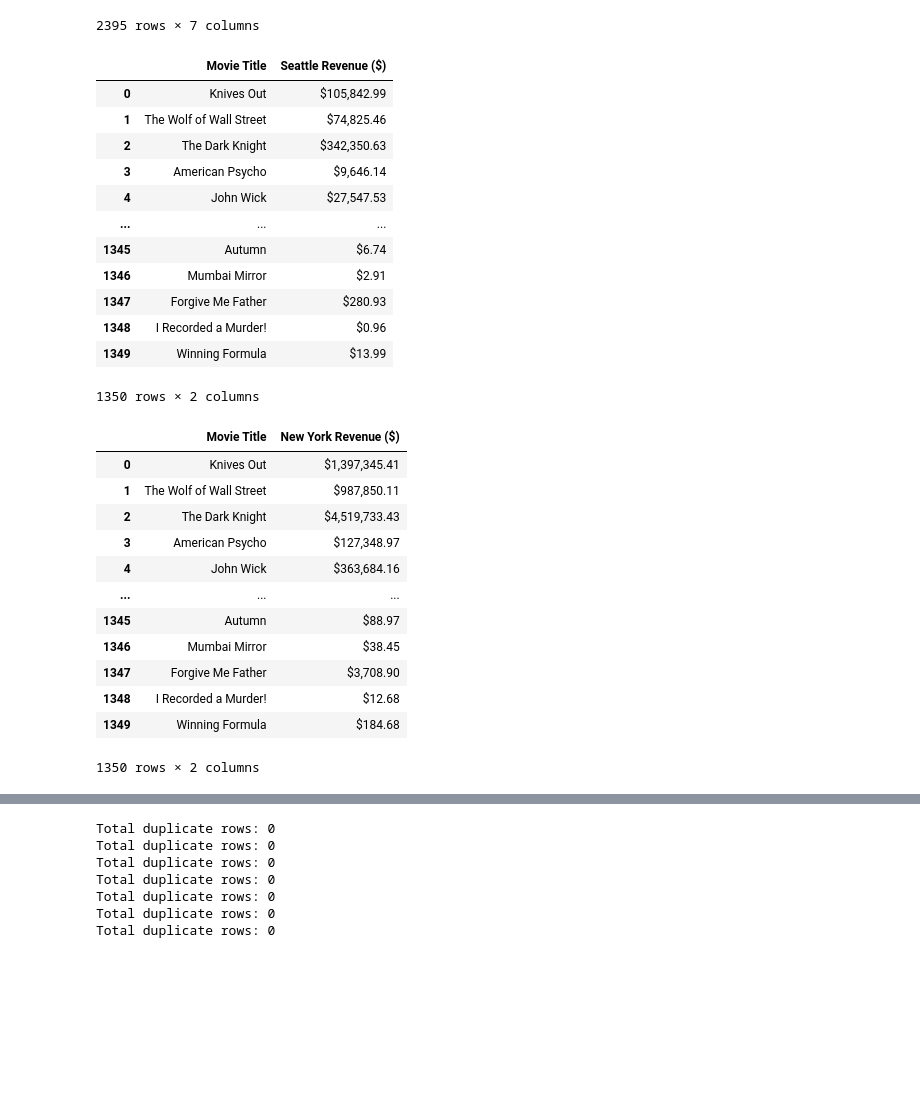
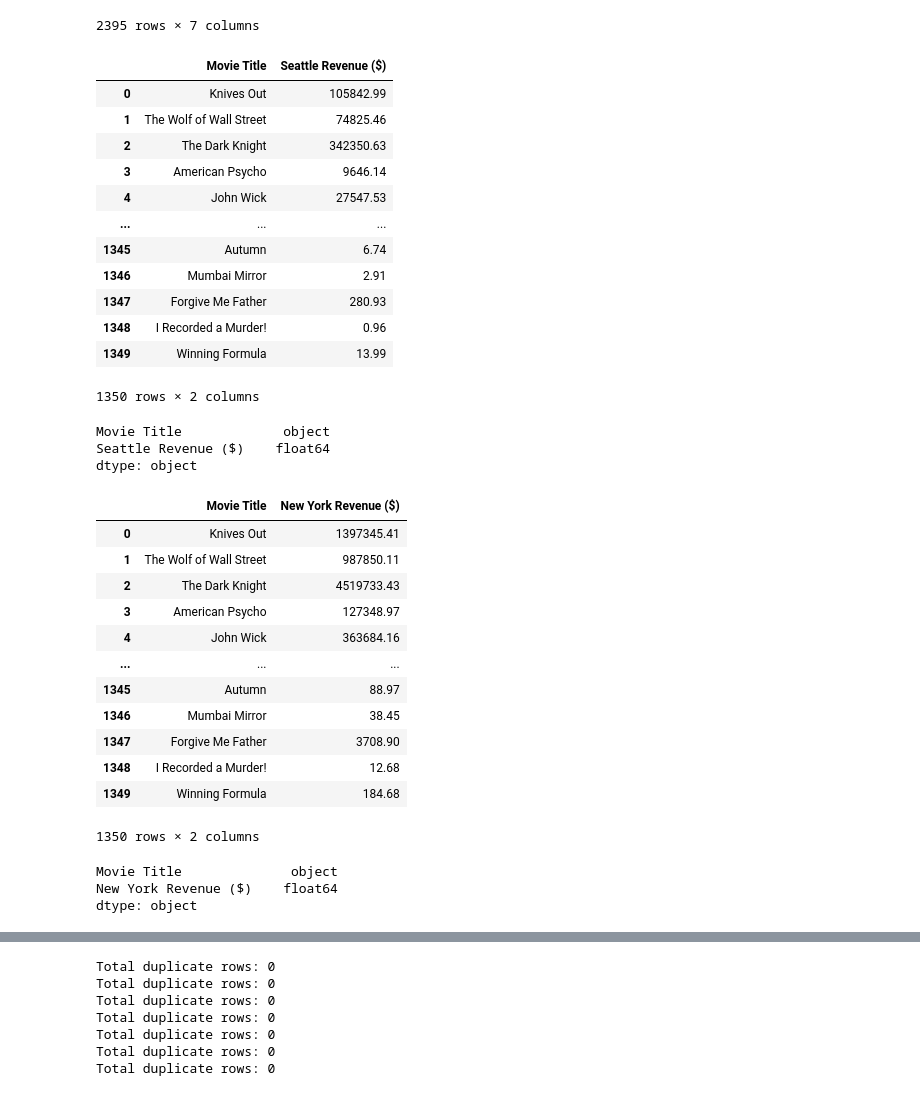
Before and after one commit to Armand57araujo/i-tickets, a Jupyter notebook: pythonnotebook.ipynb, the cells around one changed output, grey strips where cells are left out. Cells and saved outputs as stored; diff of their text form; code cells hidden in the pictures; blank space fills up the shorter version.

```diff
--- a/pythonnotebook.ipynb
+++ b/pythonnotebook.ipynb
@@ -1669,39 +1667,58 @@ miami_gross_data_df = pd.read_csv('Resources/approximate_box_office_miami.csv')
 # %%
 rename_seattle_gross_data_df = seattle_gross_data_df.rename(columns={'movie':'Movie Title', 'estimated_city_gross':'Seattle Revenue ($)'})
 new_seattle_df = rename_seattle_gross_data_df.drop(['city', 'theater_count'], axis=1)
+new_seattle_df['Seattle Revenue ($)'] = new_seattle_df['Seattle Revenue ($)'].astype(str)
+new_seattle_df['Seattle Revenue ($)'] = new_seattle_df['Seattle Revenue ($)'].str.replace('$', '', regex=False).str.replace(',', '', regex=False)
+new_seattle_df['Seattle Revenue ($)'] = pd.to_numeric(new_seattle_df['Seattle Revenue ($)'], errors='coerce')
 new_seattle_df
 # %% [output]
 |  | Movie Title | Seattle Revenue ($) |
-| 0 | Knives Out | $105,842.99 |
-| 1 | The Wolf of Wall Street | $74,825.46 |
-| 2 | The Dark Knight | $342,350.63 |
-| 3 | American Psycho | $9,646.14 |
-| 4 | John Wick | $27,547.53 |
+| 0 | Knives Out | 105842.99 |
+| 1 | The Wolf of Wall Street | 74825.46 |
+| 2 | The Dark Knight | 342350.63 |
+| 3 | American Psycho | 9646.14 |
+| 4 | John Wick | 27547.53 |
 | ... | ... | ... |
-| 1345 | Autumn | $6.74 |
-| 1346 | Mumbai Mirror | $2.91 |
-| 1347 | Forgive Me Father | $280.93 |
-| 1348 | I Recorded a Murder! | $0.96 |
-| 1349 | Winning Formula | $13.99 |
+| 1345 | Autumn | 6.74 |
+| 1346 | Mumbai Mirror | 2.91 |
+| 1347 | Forgive Me Father | 280.93 |
+| 1348 | I Recorded a Murder! | 0.96 |
+| 1349 | Winning Formula | 13.99 |
 1350 rows × 2 columns
+# %%
+new_seattle_df.dtypes
+# %% [output]
+Movie Title             object
+Seattle Revenue ($)    float64
+dtype: object
 # %%
 rename_new_york_gross_data_df = new_york_gross_data_df.rename(columns={'movie':'Movie Title', 'estimated_city_gross':'New York Revenue ($)'})
 new_new_york_df = rename_new_york_gross_data_df.drop(['city', 'theater_count'], axis=1)
+new_new_york_df['New York Revenue ($)'] = new_new_york_df['New York Revenue ($)'].astype(str)
+new_new_york_df['New York Revenue ($)'] = new_new_york_df['New York Revenue ($)'].str.replace('$', '', regex=False).str.replace(',', '', regex=False)
+new_new_york_df['New York Revenue ($)'] = pd.to_numeric(new_new_york_df['New York Revenue ($)'], errors='coerce')
 new_new_york_df
+new_new_york_df
 # %% [output]
 |  | Movie Title | New York Revenue ($) |
-| 0 | Knives Out | $1,397,345.41 |
-| 1 | The Wolf of Wall Street | $987,850.11 |
-| 2 | The Dark Knight | $4,519,733.43 |
-| 3 | American Psycho | $127,348.97 |
-| 4 | John Wick | $363,684.16 |
+| 0 | Knives Out | 1397345.41 |
+| 1 | The Wolf of Wall Street | 987850.11 |
+| 2 | The Dark Knight | 4519733.43 |
+| 3 | American Psycho | 127348.97 |
+| 4 | John Wick | 363684.16 |
 | ... | ... | ... |
-| 1345 | Autumn | $88.97 |
-| 1346 | Mumbai Mirror | $38.45 |
-| 1347 | Forgive Me Father | $3,708.90 |
-| 1348 | I Recorded a Murder! | $12.68 |
-| 1349 | Winning Formula | $184.68 |
+| 1345 | Autumn | 88.97 |
+| 1346 | Mumbai Mirror | 38.45 |
+| 1347 | Forgive Me Father | 3708.90 |
+| 1348 | I Recorded a Murder! | 12.68 |
+| 1349 | Winning Formula | 184.68 |
 1350 rows × 2 columns
+# %%
+new_new_york_df.dtypes
+# %% [output]
+Movie Title              object
+New York Revenue ($)    float64
+dtype: object
 # %%
 rename_los_angeles_gross_data_df = los_angeles_gross_data_df.rename(columns={'movie':'Movie Title', 'estimated_city_gross':'Los Angeles Revenue ($)'})
 new_los_angeles_df = rename_los_angeles_gross_data_df.drop(['city', 'theater_count'], axis=1)
```
Also changed, not shown: parts of 47 cells of this notebook.
